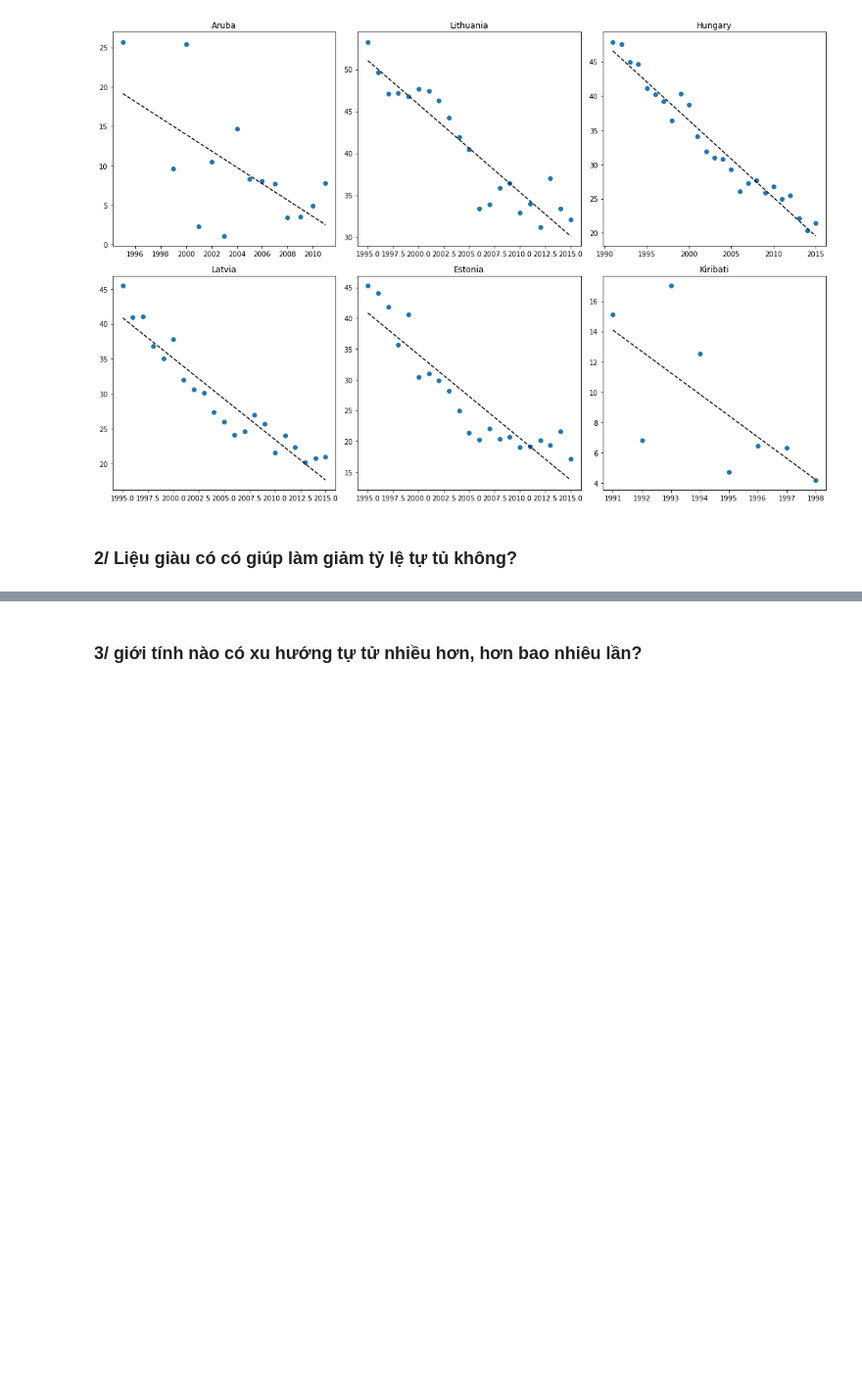
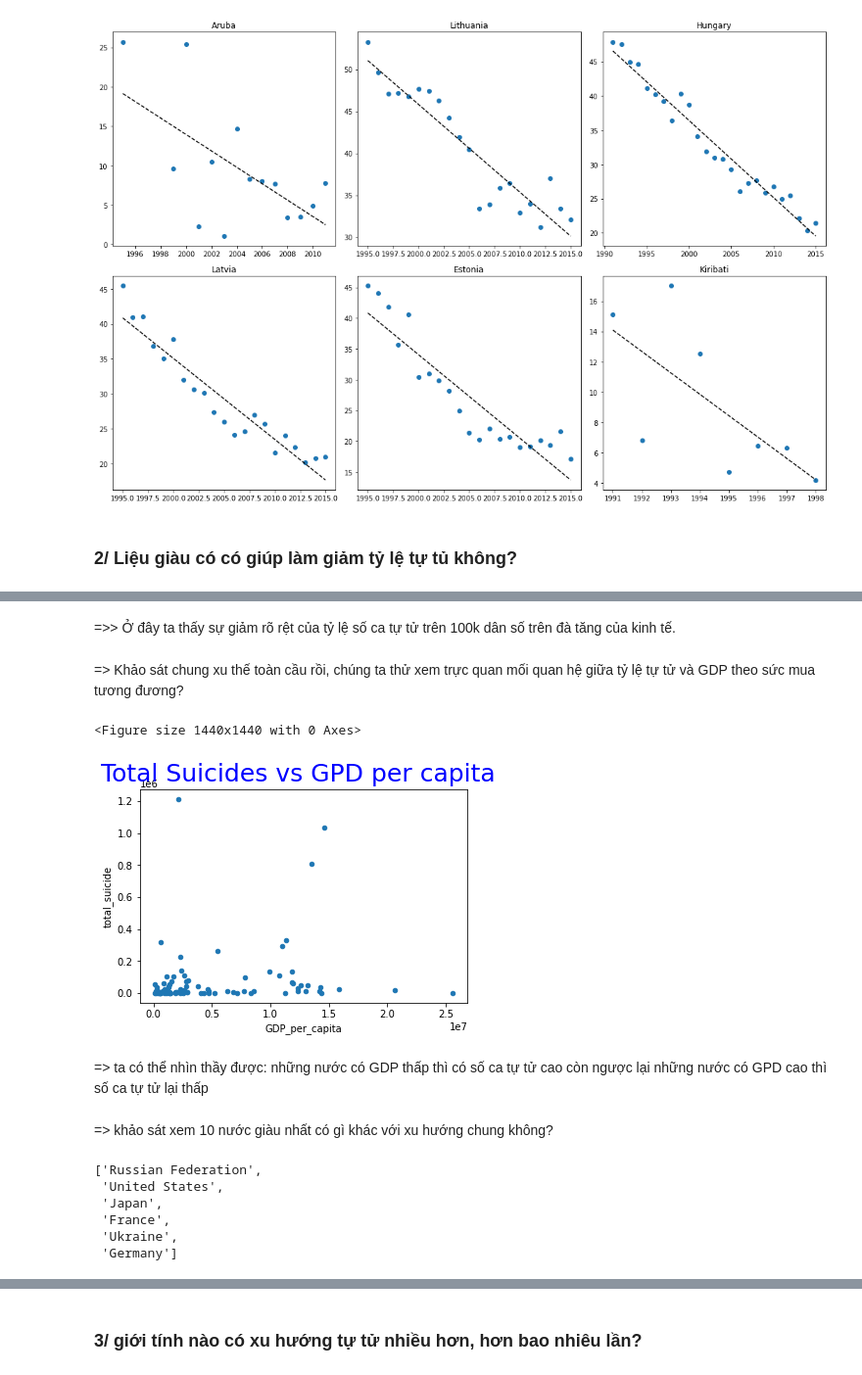
Before and after one commit to huynguyen1999/FinalProject-P4DS, a Jupyter notebook: 1712496-1712556.ipynb, the cells around one changed output, grey strips where cells are left out. Shown at 98% size. Drawn from its saved outputs; the diff is of its cells as text; code cells hidden in the pictures; blank space fills up the shorter version.

```diff
--- a/1712496-1712556.ipynb
+++ b/1712496-1712556.ipynb
@@ -396,0 +437,36 @@ plt.tight_layout()
+# %% [markdown]
+=>> Ở đây ta thấy sự giảm rõ rệt của tỷ lệ số ca tự tử trên 100k dân số trên đà tăng của kinh tế.
+# %% [markdown]
+=> Khảo sát chung xu thế toàn cầu rồi, chúng ta thử xem trực quan mối quan hệ giữa tỷ lệ tự tử và GDP theo sức mua tương đương?
+# %%
+df = suicide_df.groupby(by=['country']).agg({'gdp_per_capita':'sum','suicides_no': 'sum'})
+df.columns = ['GDP_per_capita',"total_suicide"]
+df.reset_index(inplace=True)
+
+
+plt.figure(figsize=(20, 20))
+ax=df.plot.scatter(x='GDP_per_capita',y='total_suicide')
+plt.figtext(.5,.91,'Total Suicides vs GPD per capita', color='b', fontsize=25, ha='center')
+
+plt.show()
+# %% [output]
+<Figure size 1440x1440 with 0 Axes>
+[figure, added]
+# %% [markdown]
+=> ta có thể nhìn thầy được: những nước có GDP thấp thì có số ca tự tử cao còn ngược lại những nước có GPD cao thì số ca tự tử lại thấp
+# %% [markdown]
+=> khảo sát xem 10 nước giàu nhất có gì khác với xu hướng chung không?
+# %%
+#1/ tìm 6 nước đứng đầu về kinh tế (GDP)( dễ hiển thị)
+data_grp_gdp = suicide_df.groupby(['country']).agg({"suicides_no": ['sum']})
+data_grp_gdp.columns = ["total_suicide"]
+country=data_grp_gdp.sort_values('total_suicide',ascending=False).head(6).index
+country=list(country)
+country
+# %% [output]
+['Russian Federation',
+ 'United States',
+ 'Japan',
+ 'France',
+ 'Ukraine',
+ 'Germany']
```
Also changed, not shown: parts of 10 cells of this notebook.
